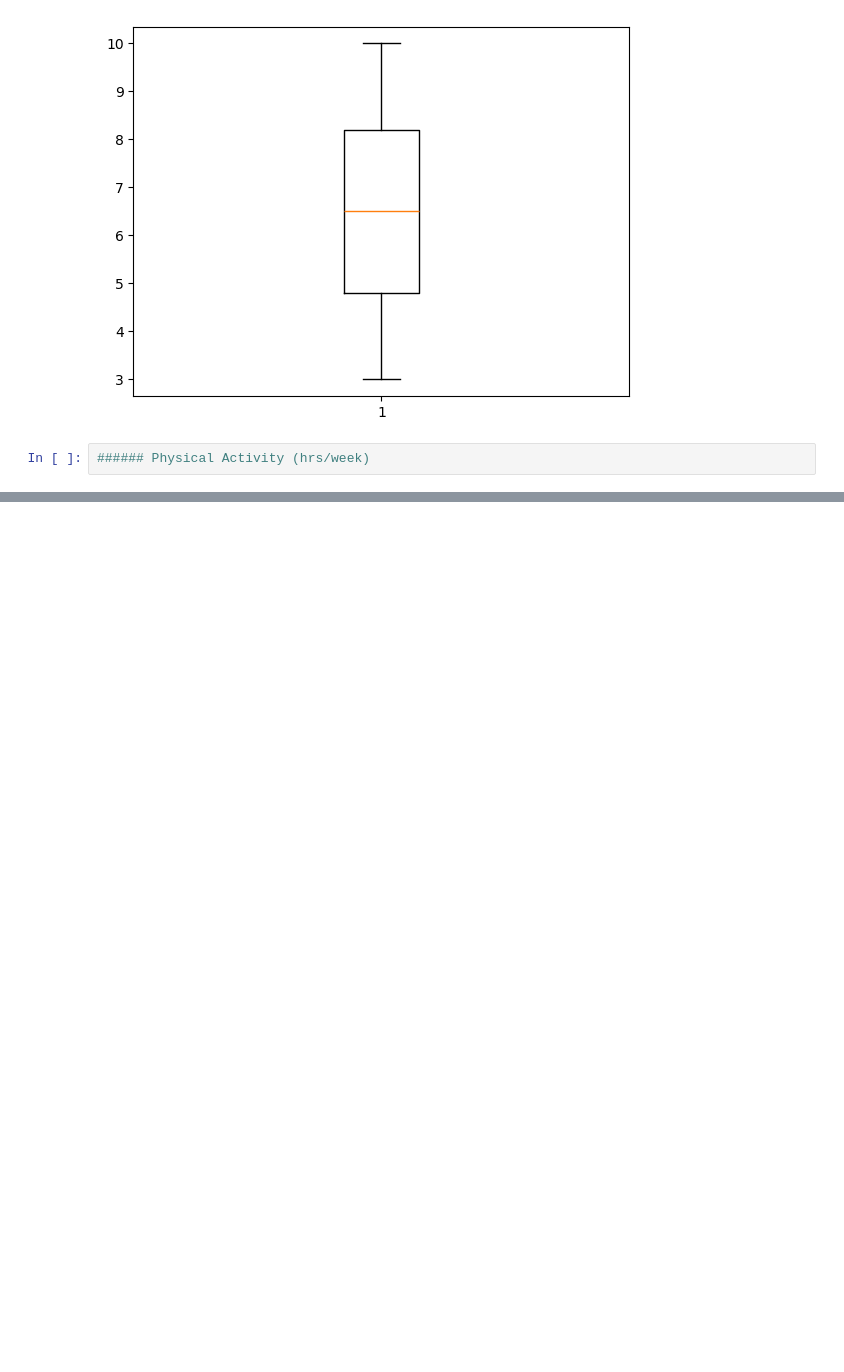
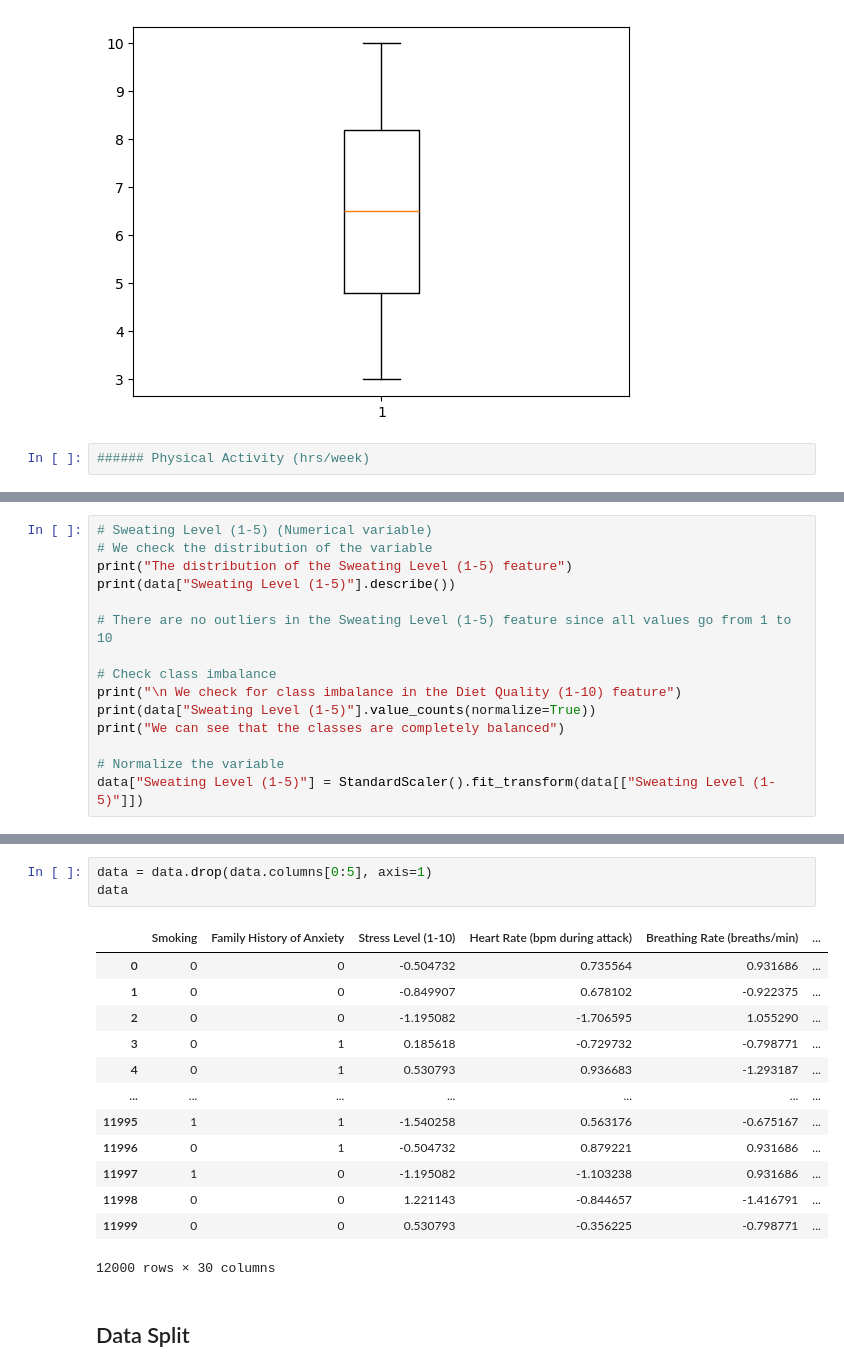
Before and after one commit to 100495761/MSE446, a Jupyter notebook: main.ipynb, the cells around one changed output, grey strips where cells are left out. Cells and saved outputs as stored; diff of their text form; blank space fills up the shorter version.

```diff
--- a/main.ipynb
+++ b/main.ipynb
@@ -367,0 +490,15 @@ data
+# %%
+# Sweating Level (1-5) (Numerical variable)
+# We check the distribution of the variable
+print("The distribution of the Sweating Level (1-5) feature")
+print(data["Sweating Level (1-5)"].describe())
+
+# There are no outliers in the Sweating Level (1-5) feature since all values go from 1 to 10
+
+# Check class imbalance
+print("\n We check for class imbalance in the Diet Quality (1-10) feature")
+print(data["Sweating Level (1-5)"].value_counts(normalize=True))
+print("We can see that the classes are completely balanced")
+
+# Normalize the variable
+data["Sweating Level (1-5)"] = StandardScaler().fit_transform(data[["Sweating Level (1-5)"]])
@@ -367,0 +526,19 @@ data
+# %%
+data = data.drop(data.columns[0:5], axis=1)
+data
+# %% [output]
+|  | Smoking | Family History of Anxiety | Stress Level (1-10) | Heart Rate (bpm during attack) | Breathing Rate (breaths/min) | ... |
+| 0 | 0 | 0 | -0.504732 | 0.735564 | 0.931686 | ... |
+| 1 | 0 | 0 | -0.849907 | 0.678102 | -0.922375 | ... |
+| 2 | 0 | 0 | -1.195082 | -1.706595 | 1.055290 | ... |
+| 3 | 0 | 1 | 0.185618 | -0.729732 | -0.798771 | ... |
+| 4 | 0 | 1 | 0.530793 | 0.936683 | -1.293187 | ... |
+| ... | ... | ... | ... | ... | ... | ... |
+| 11995 | 1 | 1 | -1.540258 | 0.563176 | -0.675167 | ... |
+| 11996 | 0 | 1 | -0.504732 | 0.879221 | 0.931686 | ... |
+| 11997 | 1 | 0 | -1.195082 | -1.103238 | 0.931686 | ... |
+| 11998 | 0 | 0 | 1.221143 | -0.844657 | -1.416791 | ... |
+| 11999 | 0 | 0 | 0.530793 | -0.356225 | -0.798771 | ... |
+12000 rows × 30 columns
+# %% [markdown]
+## Data Split
```
Also changed, not shown: parts of 15 cells of this notebook, 1 other file.
